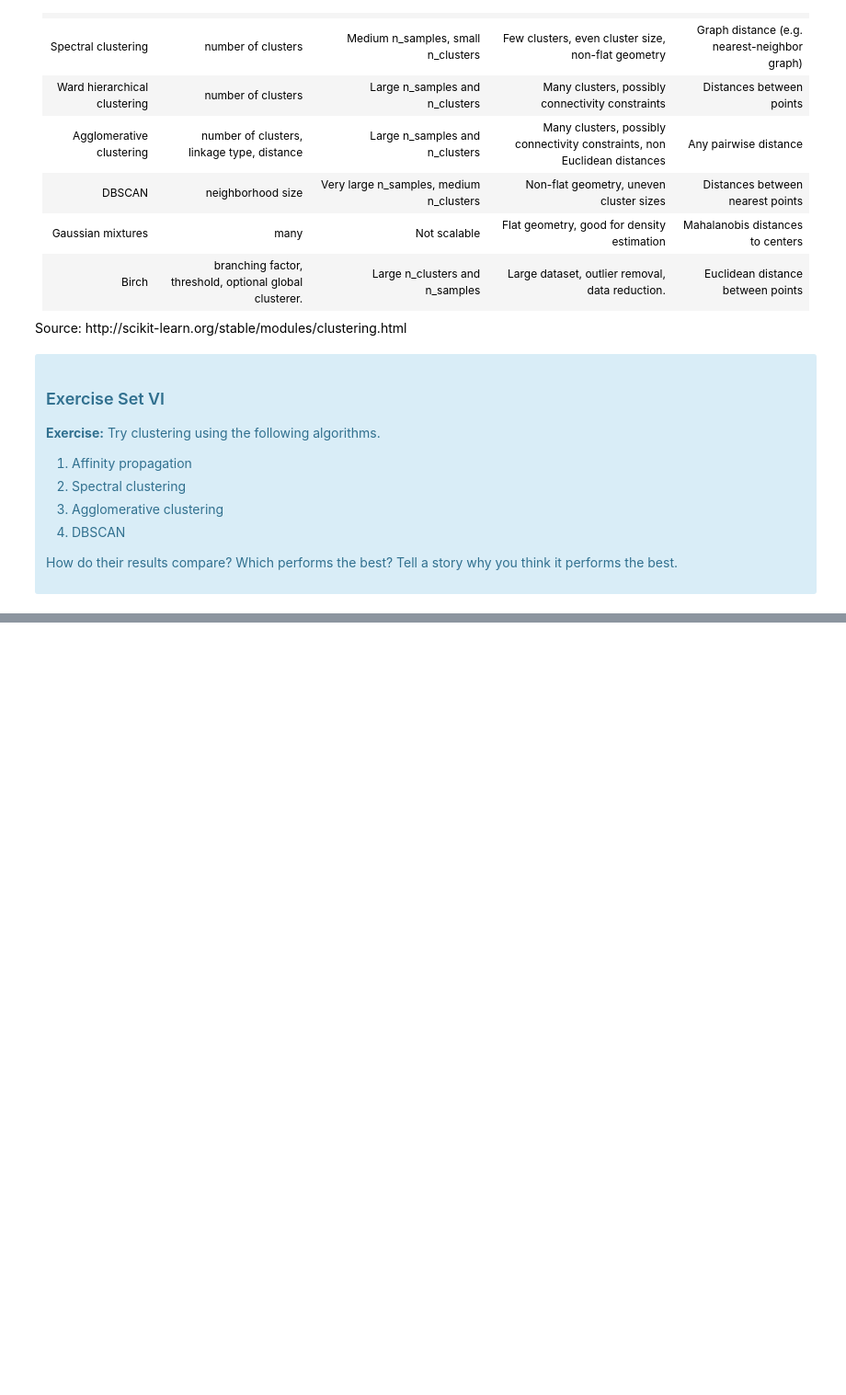
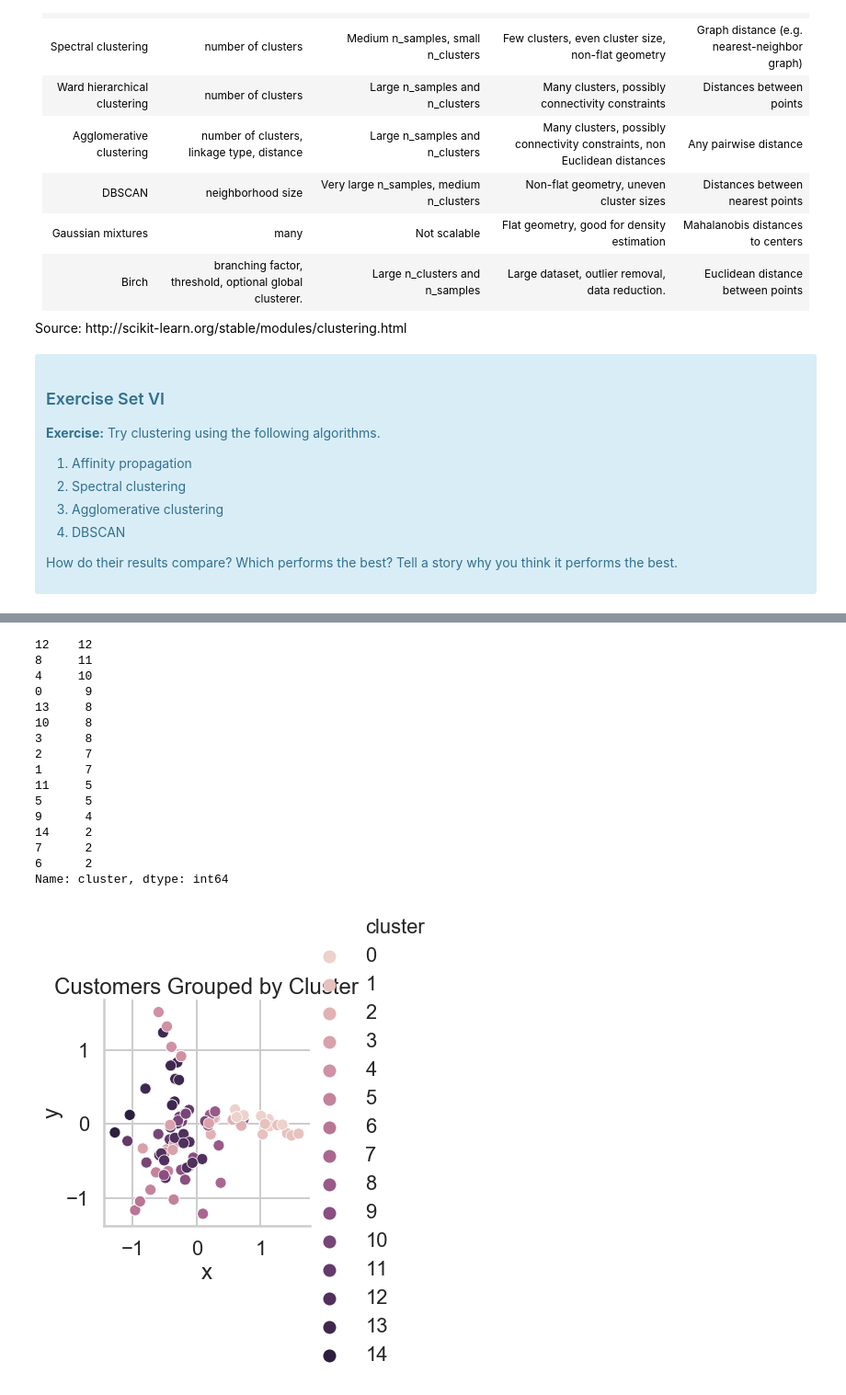
Before and after one commit to JoseMMontoro/springboard, a Jupyter notebook: mini_projects/clustering/Mini_Project_Clustering.ipynb, the cells around one changed output, grey strips where cells are left out. Shown at 92% size. Saved outputs shown, nothing was run; the diff lists cells and outputs as text; code cells hidden in the pictures; blank space fills up the shorter version.

```diff
--- a/mini_projects/clustering/Mini_Project_Clustering.ipynb
+++ b/mini_projects/clustering/Mini_Project_Clustering.ipynb
@@ -49,3 +95,5 @@ The first thing we need is a way to compare customers. To do this, we're going t
+# %%
+data = matrix
 # %% [markdown]
 ## K-Means Clustering
 
@@ -286,0 +550,41 @@ Source: http://scikit-learn.org/stable/modules/clustering.html
+# %%
+# Your turn
+from sklearn.cluster import AffinityPropagation
+
+cluster = AffinityPropagation()
+matrix = data
+matrix['cluster'] = cluster.fit_predict(matrix[matrix.columns[1:]])
+display(matrix.cluster.value_counts())
+
+pca = PCA(n_components=2)
+matrix['x'] = pca.fit_transform(matrix[x_cols])[:,0]
+matrix['y'] = pca.fit_transform(matrix[x_cols])[:,1]
+matrix = matrix.reset_index()
+
+customer_clusters = matrix[['customer_name', 'cluster', 'x', 'y']]
+df = pd.merge(df_transactions, customer_clusters)
+df = pd.merge(df_offers, df)
+
+import seaborn as sns
+
+sns.relplot(data=df, x='x', y='y', hue='cluster', legend="full")
+plt.title("Customers Grouped by Cluster")
+plt.show()
+# %% [output]
+12    12
+8     11
+4     10
+0      9
+13     8
+10     8
+3      8
+2      7
+1      7
+11     5
+5      5
+9      4
+14     2
+7      2
+6      2
+Name: cluster, dtype: int64
+[figure, added]
```
Also changed, not shown: parts of 24 cells of this notebook.
